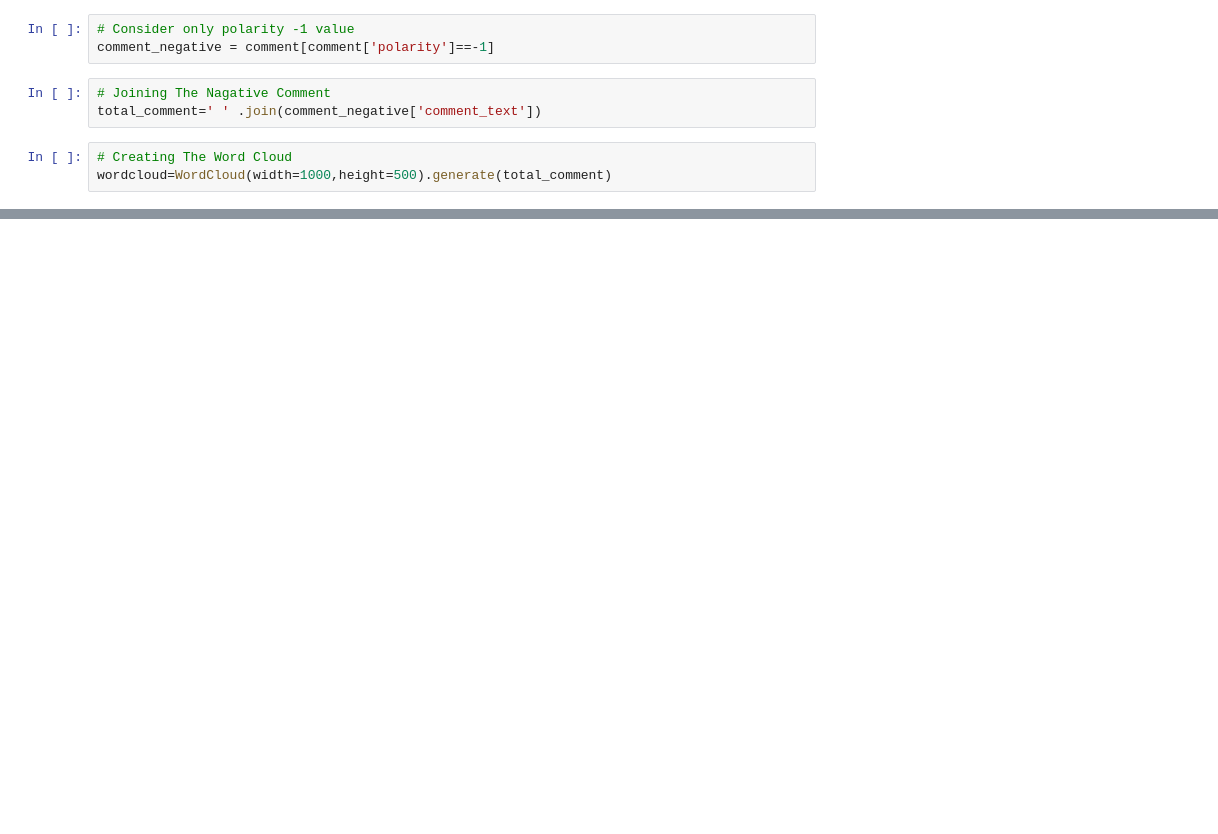
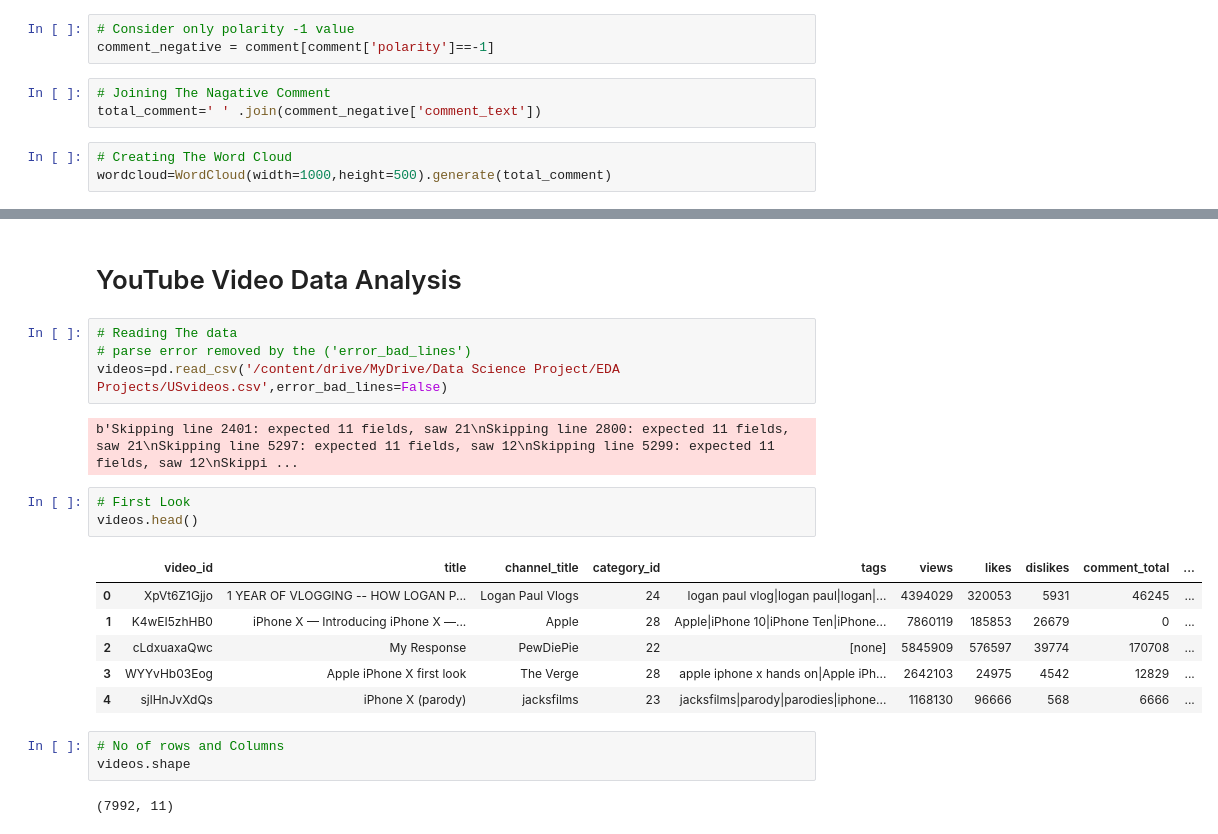
Before and after one commit to AnkitPatel745/Text-Data-Analysis, a Jupyter notebook: Text_Data_Analysis.ipynb, the cells around one changed output, grey strips where cells are left out. Saved outputs shown, nothing was run; the diff lists cells and outputs as text; blank space fills up the shorter version.

Commit message:
Add and Check You TubeVideo Data

```diff
--- a/Text_Data_Analysis.ipynb
+++ b/Text_Data_Analysis.ipynb
@@ -130,0 +131,23 @@ Text(0.5, 1.0, 'The Bigger The Negative Comment Is More Polarity It Shows')
+# %% [markdown]
+# YouTube Video Data Analysis
+# %%
+# Reading The data
+# parse error removed by the ('error_bad_lines')
+videos=pd.read_csv('/content/drive/MyDrive/Data Science Project/EDA Projects/USvideos.csv',error_bad_lines=False)
+# %% [output]
+b'Skipping line 2401: expected 11 fields, saw 21\nSkipping line 2800: expected 11 fields, saw 21\nSkipping line 5297: expected 11 fields, saw 12\nSkipping line 5299: expected 11 fields, saw 12\nSkippi ...
+# %%
+# First Look
+videos.head()
+# %% [output]
+|  | video_id | title | channel_title | category_id | tags | views | likes | dislikes | comment_total | ... |
+| 0 | XpVt6Z1Gjjo | 1 YEAR OF VLOGGING -- HOW LOGAN P... | Logan Paul Vlogs | 24 | logan paul vlog|logan paul|logan|... | 4394029 | 320053 | 5931 | 46245 | ... |
+| 1 | K4wEI5zhHB0 | iPhone X — Introducing iPhone X —... | Apple | 28 | Apple|iPhone 10|iPhone Ten|iPhone... | 7860119 | 185853 | 26679 | 0 | ... |
+| 2 | cLdxuaxaQwc | My Response | PewDiePie | 22 | [none] | 5845909 | 576597 | 39774 | 170708 | ... |
+| 3 | WYYvHb03Eog | Apple iPhone X first look | The Verge | 28 | apple iphone x hands on|Apple iPh... | 2642103 | 24975 | 4542 | 12829 | ... |
+| 4 | sjlHnJvXdQs | iPhone X (parody) | jacksfilms | 23 | jacksfilms|parody|parodies|iphone... | 1168130 | 96666 | 568 | 6666 | ... |
+# %%
+# No of rows and Columns
+videos.shape
+# %% [output]
+(7992, 11)
```
Also changed, not shown: parts of 4 cells of this notebook.
